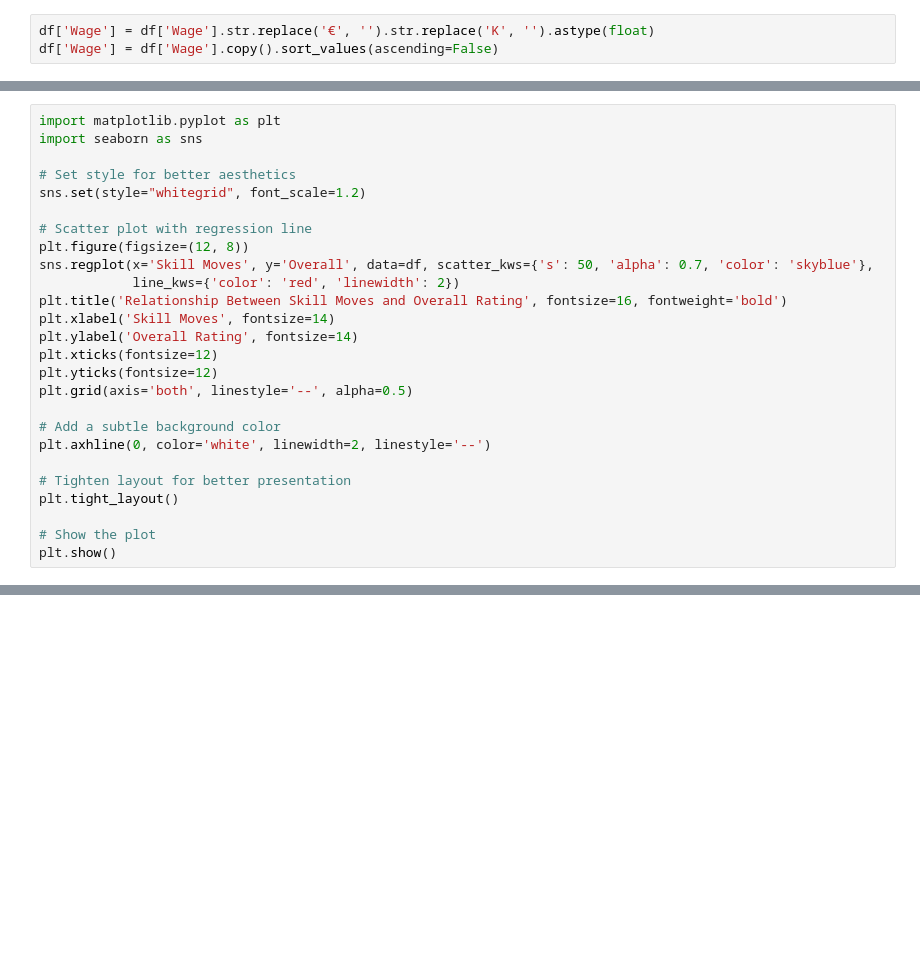
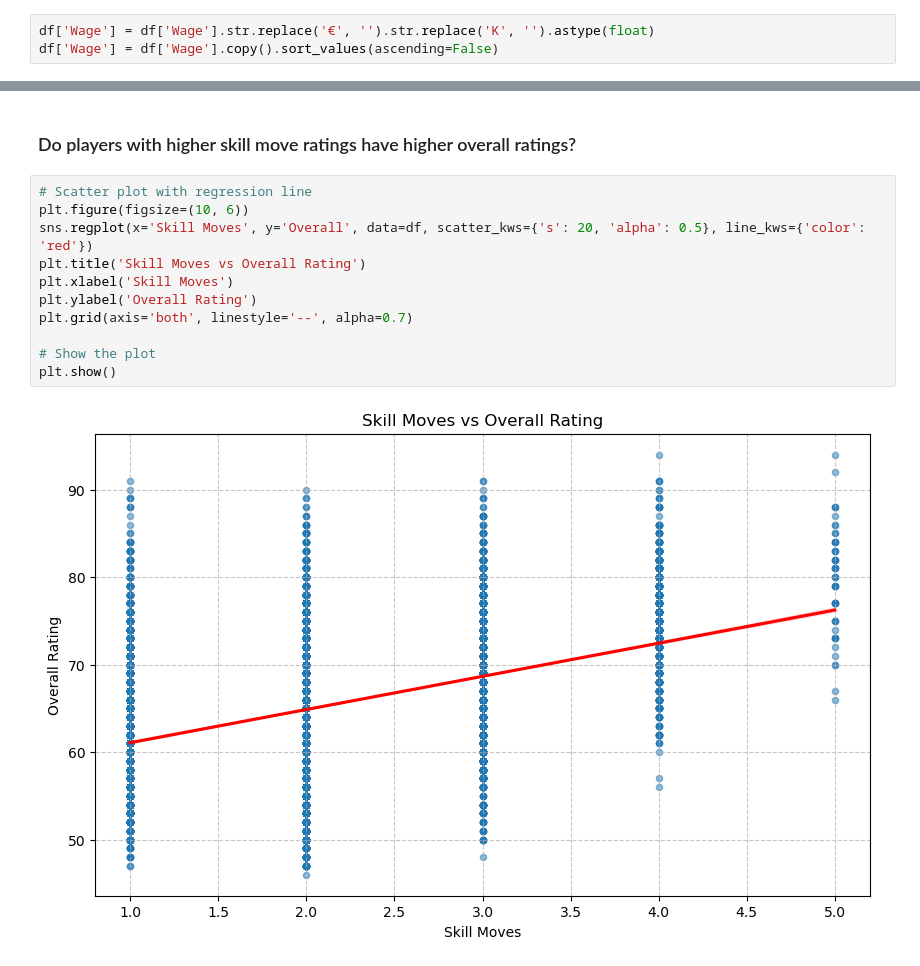
Before and after one commit to chrishunt11/Fifa_Fun, a Jupyter notebook: Fifa Fun.ipynb, the cells around one changed output, grey strips where cells are left out. Drawn from its saved outputs; the diff is of its cells as text; blank space fills up the shorter version.

```diff
--- a/Fifa Fun.ipynb
+++ b/Fifa Fun.ipynb
@@ -280,26 +183,0 @@ plt.show()
-# %%
-import matplotlib.pyplot as plt
-import seaborn as sns
-
-# Set style for better aesthetics
-sns.set(style="whitegrid", font_scale=1.2)
-
-# Scatter plot with regression line
-plt.figure(figsize=(12, 8))
-sns.regplot(x='Skill Moves', y='Overall', data=df, scatter_kws={'s': 50, 'alpha': 0.7, 'color': 'skyblue'},
-            line_kws={'color': 'red', 'linewidth': 2})
-plt.title('Relationship Between Skill Moves and Overall Rating', fontsize=16, fontweight='bold')
-plt.xlabel('Skill Moves', fontsize=14)
-plt.ylabel('Overall Rating', fontsize=14)
-plt.xticks(fontsize=12)
-plt.yticks(fontsize=12)
-plt.grid(axis='both', linestyle='--', alpha=0.5)
-
-# Add a subtle background color
-plt.axhline(0, color='white', linewidth=2, linestyle='--')
-
-# Tighten layout for better presentation
-plt.tight_layout()
-
-# Show the plot
-plt.show()
@@ -307,0 +284,15 @@ plt.show()
+# %% [markdown]
+### Do players with higher skill move ratings have higher overall ratings?
+# %%
+# Scatter plot with regression line
+plt.figure(figsize=(10, 6))
+sns.regplot(x='Skill Moves', y='Overall', data=df, scatter_kws={'s': 20, 'alpha': 0.5}, line_kws={'color': 'red'})
+plt.title('Skill Moves vs Overall Rating')
+plt.xlabel('Skill Moves')
+plt.ylabel('Overall Rating')
+plt.grid(axis='both', linestyle='--', alpha=0.7)
+
+# Show the plot
+plt.show()
+# %% [output]
+[figure, added]
```
Also changed, not shown: parts of 33 cells of this notebook.
